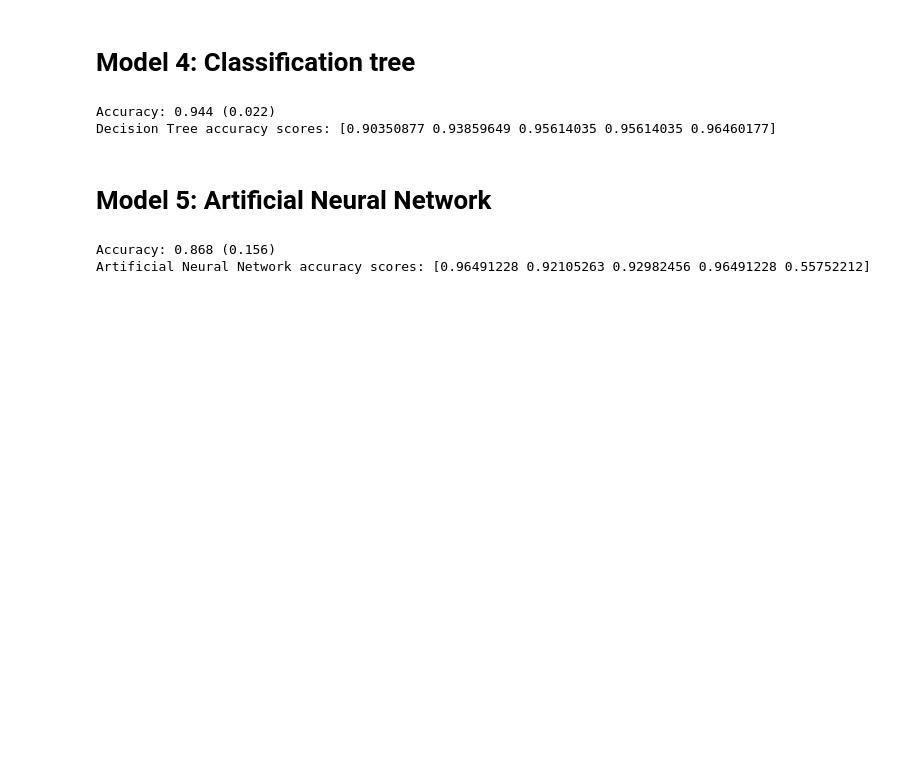
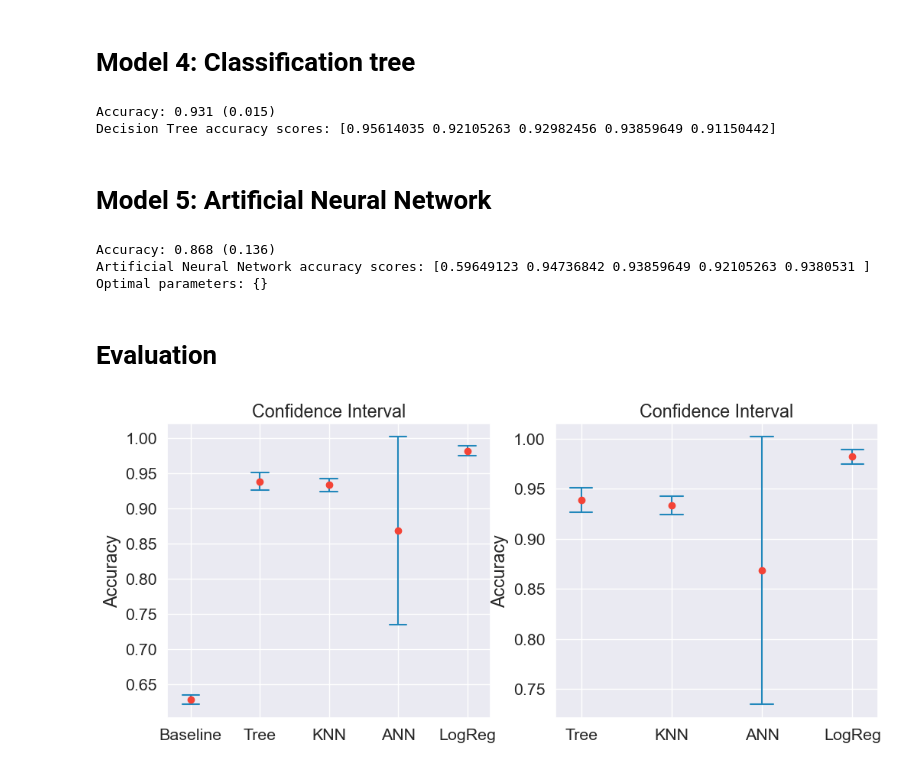
Before and after one commit to CarlaZdravkovicHugod/StatAI, a Jupyter notebook: breast_cancer.ipynb, the cells around one changed output. Cells and saved outputs as stored; diff of their text form; code cells hidden in the pictures; blank space fills up the shorter version.

```diff
--- a/breast_cancer.ipynb
+++ b/breast_cancer.ipynb
@@ -244,13 +280,13 @@ The optimal number of neighbors: {'n_neighbors': 5}
 # Model 4: Classification tree
 # %%
 from sklearn.tree import DecisionTreeClassifier
-
+import tqdm
 # Initiate outer fold
 cv_outer = KFold(5,shuffle=True)
 
 # Enumerate the 5 folds
 outer_res = []
-for train_ix, test_ix in cv_outer.split(X):
+for train_ix, test_ix in tqdm.tqdm(cv_outer.split(X)):
    # Split data set
     X_train, X_test, y_train, y_test = train_test_split(X, y, test_size = 0.25)
 
@@ -278,10 +314,12 @@ for train_ix, test_ix in cv_outer.split(X):
 # Summarize best results
 print(('Accuracy: %.3f (%.3f)') % (np.mean(scores), np.std(scores)))
 tree_scores = scores
+tree_search = search
+tree_result = result
 print(f'Decision Tree accuracy scores: {tree_scores}')
 # %% [output]
-Accuracy: 0.944 (0.022)
-Decision Tree accuracy scores: [0.90350877 0.93859649 0.95614035 0.95614035 0.96460177]
+Accuracy: 0.931 (0.015)
+Decision Tree accuracy scores: [0.95614035 0.92105263 0.92982456 0.93859649 0.91150442]
 # %% [markdown]
 # Model 5: Artificial Neural Network
 # %%
@@ -293,7 +331,7 @@ cv_outer = KFold(5,shuffle=True)
 
 # Enumerate the 5 folds
 outer_res = []
-for train_ix, test_ix in cv_outer.split(X):
+for train_ix, test_ix in tqdm.tqdm(cv_outer.split(X)):
    # Split data set
     X_train, X_test, y_train, y_test = train_test_split(X, y, test_size = 0.25)
 
@@ -303,14 +341,14 @@ for train_ix, test_ix in cv_outer.split(X):
     X_test = sc.transform(X_test)
 
     # Start the cv, inner loop is to choose parameters, outer is to chose models with the already selected best parameyers
-    cv_inner = KFold(n_splits=3, shuffle=True)
+    cv_inner = KFold(n_splits=10, shuffle=True)
     # Define the model
-    model = nn.MLPClassifier(max_iter = 5000)
+    model = nn.MLPClassifier(max_iter = 5000, hidden_layer_sizes = 5, activation = 'relu')
 
     # Create search space
     space = dict()
-    space['hidden_layer_sizes'] = [10,50,100] # 3 folds in inner loop
-    space['activation'] = ['relu','tanh','logistic'] # 3 folds in inner loop
+    #space['hidden_layer_sizes'] = [4,5,6,10,15,8,9]
+    #space['activation'] = ['relu', 'tanh', 'logistic']
     # Defining search
     search = GridSearchCV(model, space, scoring = 'accuracy', cv = cv_inner, refit = True)
     result = search.fit(X_train,y_train)
@@ -321,7 +359,59 @@ for train_ix, test_ix in cv_outer.split(X):
 # Summarize best results
 print(('Accuracy: %.3f (%.3f)') % (np.mean(scores), np.std(scores)))
 ANN_scores = scores
+ANN_search = search
+ANN_result = result
 print(f'Artificial Neural Network accuracy scores: {ANN_scores}')
+print(f'Optimal parameters: {search.best_params_}')
 # %% [output]
-Accuracy: 0.868 (0.156)
-Artificial Neural Network accuracy scores: [0.96491228 0.92105263 0.92982456 0.96491228 0.55752212]
+Accuracy: 0.868 (0.136)
+Artificial Neural Network accuracy scores: [0.59649123 0.94736842 0.93859649 0.92105263 0.9380531 ]
+Optimal parameters: {}
+# %% [markdown]
+# Evaluation
+# %%
+# plot mean og konfidensintervaller for hver model
+
+import matplotlib.pyplot as plt
+import statistics
+from math import sqrt
+
+
+def plot_confidence_interval(x, values, z=1.96, color='#2187bb', horizontal_line_width=0.25):
+    mean = statistics.mean(values)
+    stdev = statistics.stdev(values)
+    confidence_interval = z * stdev / sqrt(len(values))
+
+    left = x - horizontal_line_width / 2
+    top = mean - confidence_interval
+    right = x + horizontal_line_width / 2
+    bottom = mean + confidence_interval
+    plt.plot([x, x], [top, bottom], color=color)
+    plt.plot([left, right], [top, top], color=color)
+    plt.plot([left, right], [bottom, bottom], color=color)
+    plt.plot(x, mean, 'o', color='#f44336')
+
+    return mean, confidence_interval
+
+plt.figure(figsize=(12,5))
+plt.subplot(1,2,1)
+plt.xticks([1, 2, 3, 4, 5], ['Baseline', 'Tree', 'KNN', 'ANN', 'LogReg'])
+plt.title('Confidence Interval')
+plot_confidence_interval(1, base_scores)
+plot_confidence_interval(2, tree_scores)
+plot_confidence_interval(3, KNN_scores)
+plot_confidence_interval(4, ANN_scores)
+plot_confidence_interval(5, logreg_scores)
+plt.ylabel('Accuracy')
+
+plt.subplot(1,2,2)
+plt.xticks([1, 2, 3, 4], ['Tree', 'KNN', 'ANN', 'LogReg'])
+plt.title('Confidence Interval')
+plot_confidence_interval(1, tree_scores)
+plot_confidence_interval(2, KNN_scores)
+plot_confidence_interval(3, ANN_scores)
+plot_confidence_interval(4, logreg_scores)
+plt.ylabel('Accuracy')
+plt.show()
+# %% [output]
+[figure, added]
```
Also changed, not shown: parts of 12 cells of this notebook.
